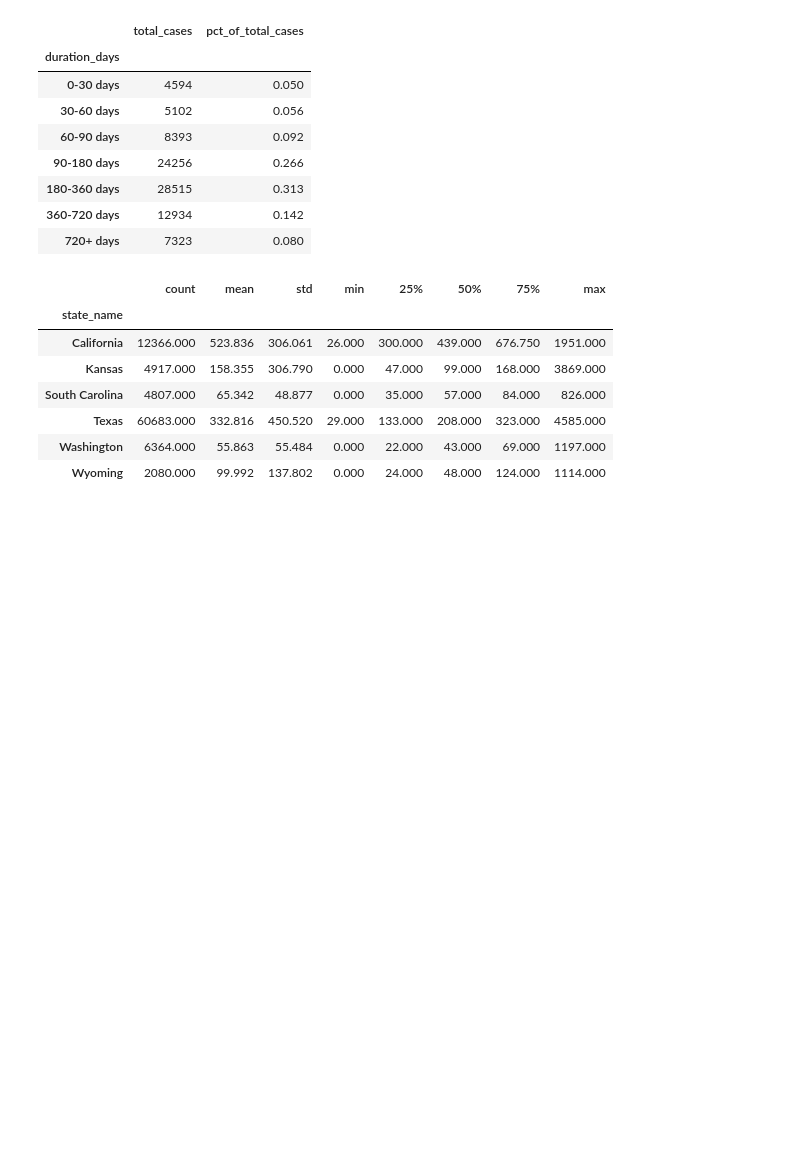
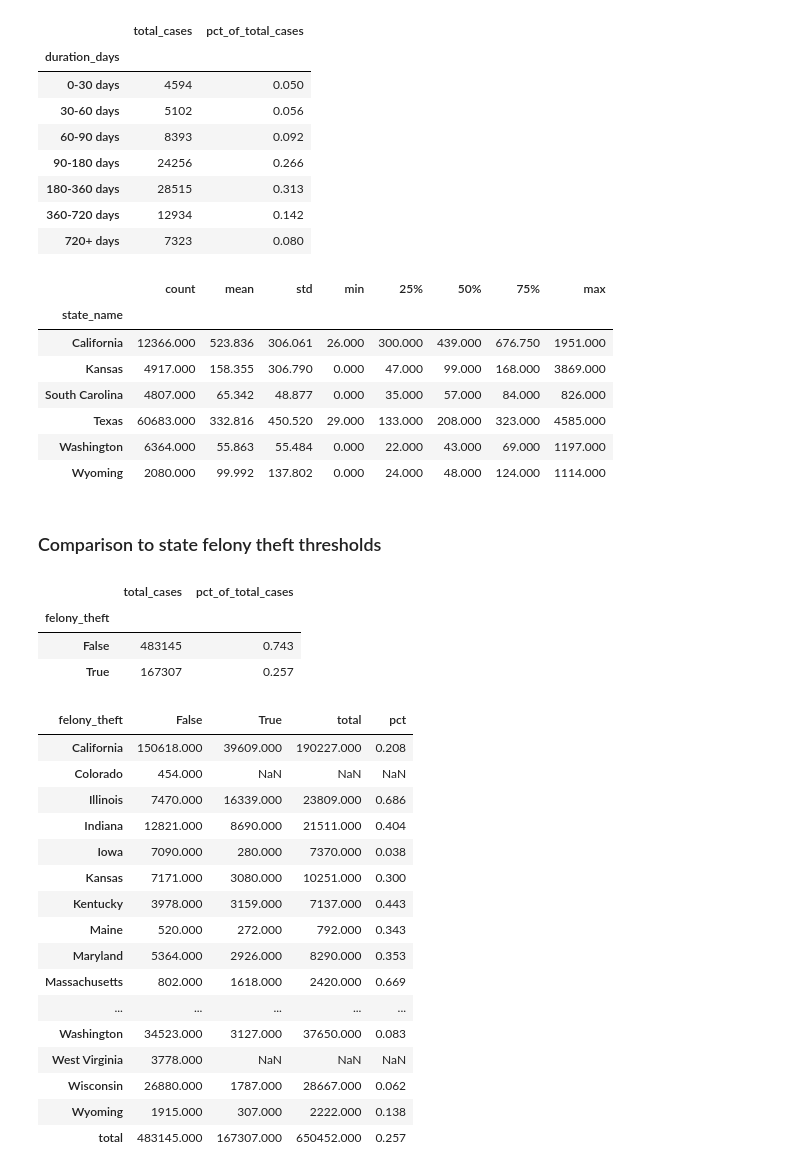
Before and after one commit to cbs-news-data/wage-theft-data, a Jupyter notebook: notebooks/national_analysis/national_analysis.ipynb, the cells around one changed output. Saved outputs shown, nothing was run; the diff lists cells and outputs as text; code cells hidden in the pictures; blank space fills up the shorter version.

Commit message:
add felony theft threshold comparisons

```diff
--- a/notebooks/national_analysis/national_analysis.ipynb
+++ b/notebooks/national_analysis/national_analysis.ipynb
@@ -506,3 +506,61 @@ duration_df.groupby("state_name").duration_days.describe().dropna()
 | Texas | 60683.000 | 332.816 | 450.520 | 29.000 | 133.000 | 208.000 | 323.000 | 4585.000 |
 | Washington | 6364.000 | 55.863 | 55.484 | 0.000 | 22.000 | 43.000 | 69.000 | 1197.000 |
 | Wyoming | 2080.000 | 99.992 | 137.802 | 0.000 | 24.000 | 48.000 | 124.000 | 1114.000 |
+# %% [markdown]
+### Comparison to state felony theft thresholds
+# %%
+felony_thresholds = (
+    pd.read_csv("input/felony_thresholds.csv")[["state_name", "felony_theft_threshold"]]
+    .set_index("state_name")
+    .to_dict(orient="index")
+)
+
+felony_threshold_df = df.assign(
+    felony_theft_threshold=lambda d: d.state_name.map(felony_thresholds).apply(
+        lambda x: x["felony_theft_threshold"]
+    )
+).assign(felony_theft=lambda d: d.overall_case_amount >= d.felony_theft_threshold)
+
+(
+    felony_threshold_df.groupby("felony_theft")
+    .size()
+    .to_frame("total_cases")
+    .assign(pct_of_total_cases=lambda d: d.total_cases / d.total_cases.sum())
+)
+# %% [output]
+|  | total_cases | pct_of_total_cases |
+| felony_theft |  |  |
+| False | 483145 | 0.743 |
+| True | 167307 | 0.257 |
+# %%
+(
+    pd.crosstab(
+        index=felony_threshold_df.state_name,
+        columns=felony_threshold_df.felony_theft,
+        values=felony_threshold_df.case_uuid,
+        aggfunc="nunique",
+    )
+    .pipe(lambda d: pd.concat([d, d.sum().to_frame("total").T]))
+    .assign(total=lambda d: d[True] + d[False])
+    .assign(
+        pct=lambda d: d[True] / d.total,
+    )
+)
+# %% [output]
+| felony_theft | False | True | total | pct |
+| California | 150618.000 | 39609.000 | 190227.000 | 0.208 |
+| Colorado | 454.000 | NaN | NaN | NaN |
+| Illinois | 7470.000 | 16339.000 | 23809.000 | 0.686 |
+| Indiana | 12821.000 | 8690.000 | 21511.000 | 0.404 |
+| Iowa | 7090.000 | 280.000 | 7370.000 | 0.038 |
+| Kansas | 7171.000 | 3080.000 | 10251.000 | 0.300 |
+| Kentucky | 3978.000 | 3159.000 | 7137.000 | 0.443 |
+| Maine | 520.000 | 272.000 | 792.000 | 0.343 |
+| Maryland | 5364.000 | 2926.000 | 8290.000 | 0.353 |
+| Massachusetts | 802.000 | 1618.000 | 2420.000 | 0.669 |
+| ... | ... | ... | ... | ... |
+| Washington | 34523.000 | 3127.000 | 37650.000 | 0.083 |
+| West Virginia | 3778.000 | NaN | NaN | NaN |
+| Wisconsin | 26880.000 | 1787.000 | 28667.000 | 0.062 |
+| Wyoming | 1915.000 | 307.000 | 2222.000 | 0.138 |
+| total | 483145.000 | 167307.000 | 650452.000 | 0.257 |
```
Also changed, not shown: 2 other files.
